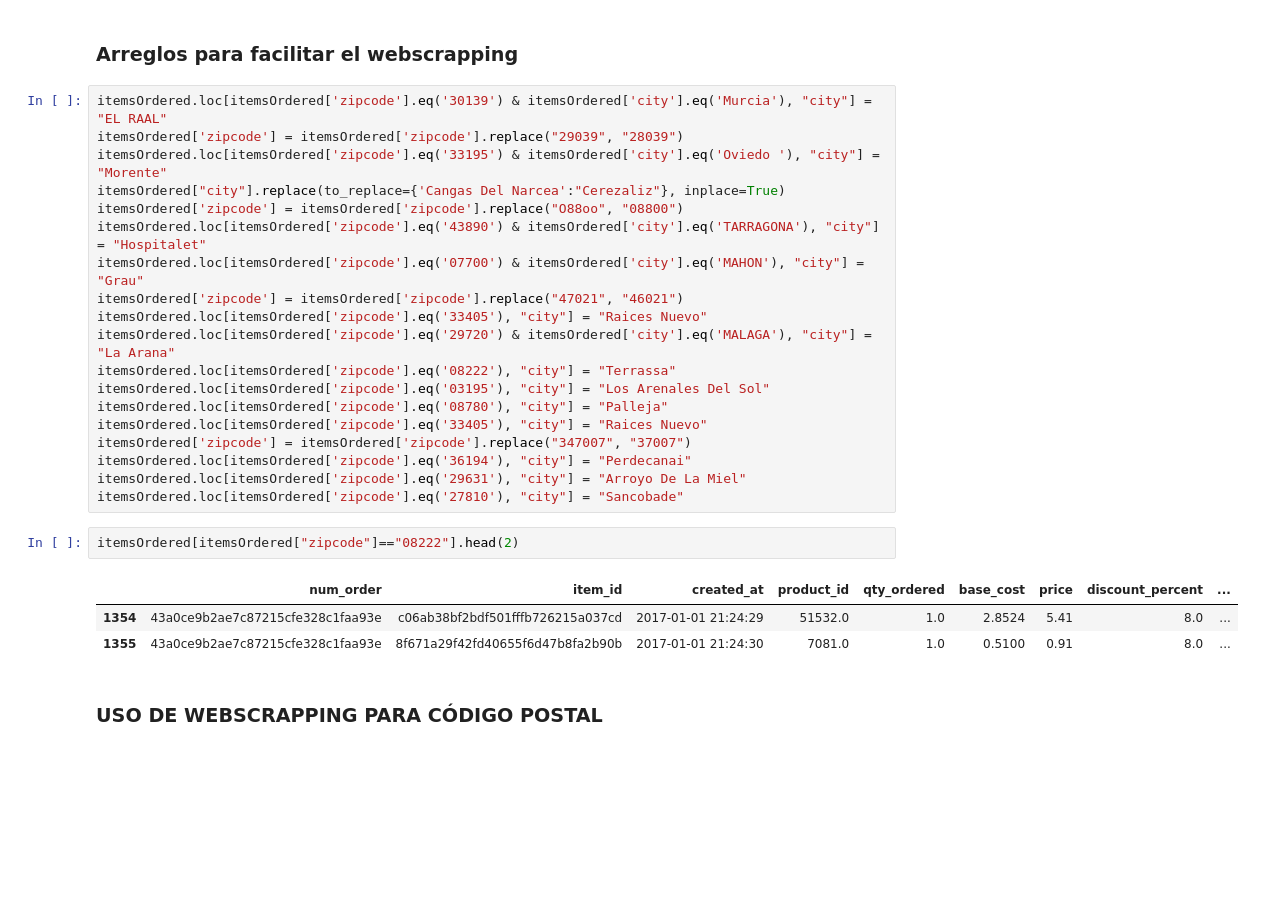
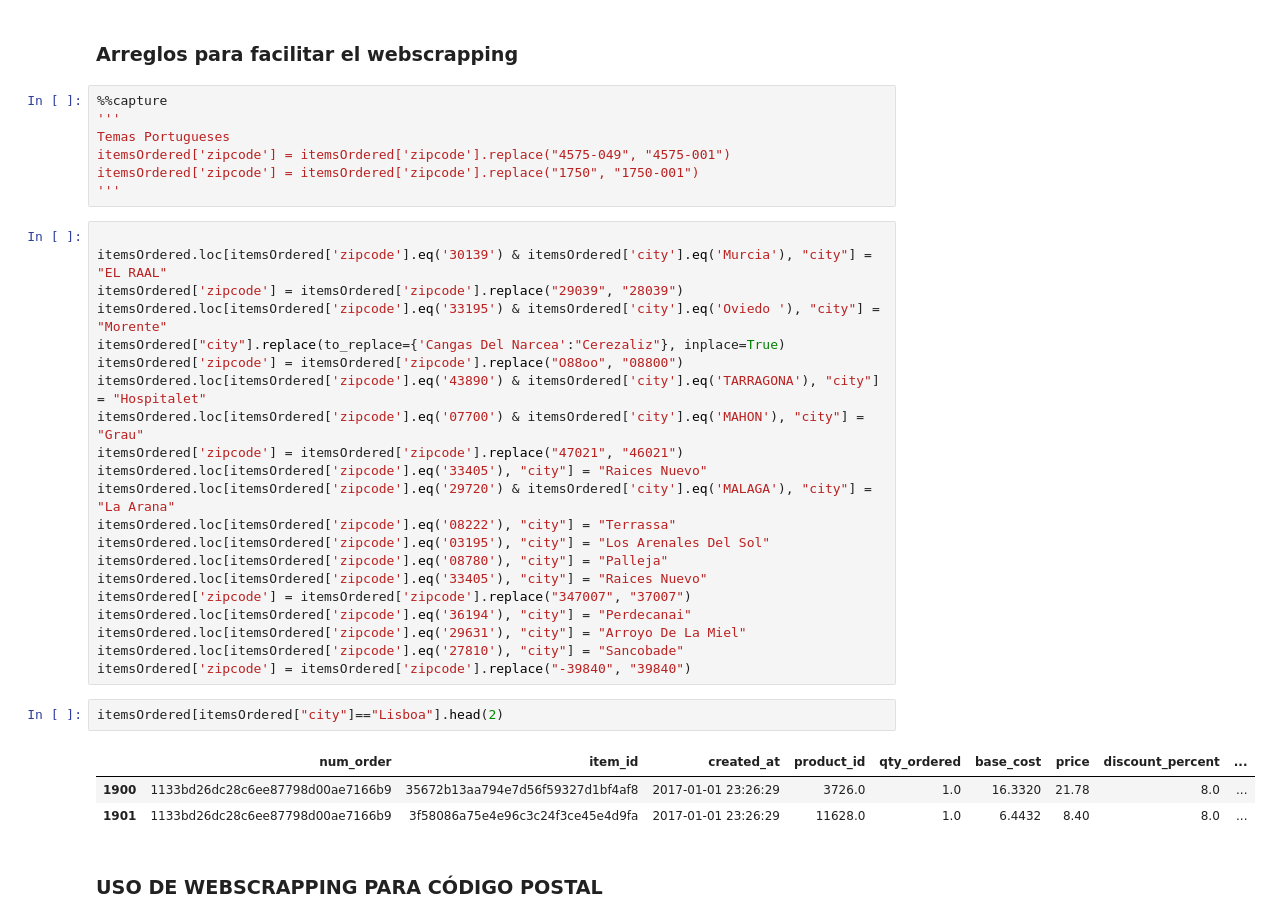
Before and after one commit to Jpardo07/DatathonProject, a Jupyter notebook: src/Scrapping.ipynb, the cells around one changed output. Saved outputs shown, nothing was run; the diff lists cells and outputs as text; blank space fills up the shorter version.

```diff
--- a/src/Scrapping.ipynb
+++ b/src/Scrapping.ipynb
@@ -70,7 +70,15 @@ itemsOrdered.shape
 del zip
 # %% [markdown]
 ### Arreglos para facilitar el webscrapping
+# %%
+%%capture
+'''
+Temas Portugueses
+itemsOrdered['zipcode'] = itemsOrdered['zipcode'].replace("4575-049", "4575-001")
+itemsOrdered['zipcode'] = itemsOrdered['zipcode'].replace("1750", "1750-001")
+'''
 # %%
+
 itemsOrdered.loc[itemsOrdered['zipcode'].eq('30139') & itemsOrdered['city'].eq('Murcia'), "city"] = "EL RAAL"
 itemsOrdered['zipcode'] = itemsOrdered['zipcode'].replace("29039", "28039")
 itemsOrdered.loc[itemsOrdered['zipcode'].eq('33195') & itemsOrdered['city'].eq('Oviedo '), "city"] = "Morente"
@@ -89,12 +97,13 @@ itemsOrdered['zipcode'] = itemsOrdered['zipcode'].replace("347007", "37007")
 itemsOrdered.loc[itemsOrdered['zipcode'].eq('36194'), "city"] = "Perdecanai"
 itemsOrdered.loc[itemsOrdered['zipcode'].eq('29631'), "city"] = "Arroyo De La Miel"
 itemsOrdered.loc[itemsOrdered['zipcode'].eq('27810'), "city"] = "Sancobade"
+itemsOrdered['zipcode'] = itemsOrdered['zipcode'].replace("-39840", "39840")
 # %%
-itemsOrdered[itemsOrdered["zipcode"]=="08222"].head(2)
+itemsOrdered[itemsOrdered["city"]=="Lisboa"].head(2)
 # %% [output]
 |  | num_order | item_id | created_at | product_id | qty_ordered | base_cost | price | discount_percent | ... |
-| 1354 | 43a0ce9b2ae7c87215cfe328c1faa93e | c06ab38bf2bdf501fffb726215a037cd | 2017-01-01 21:24:29 | 51532.0 | 1.0 | 2.8524 | 5.41 | 8.0 | ... |
-| 1355 | 43a0ce9b2ae7c87215cfe328c1faa93e | 8f671a29f42fd40655f6d47b8fa2b90b | 2017-01-01 21:24:30 | 7081.0 | 1.0 | 0.5100 | 0.91 | 8.0 | ... |
+| 1900 | 1133bd26dc28c6ee87798d00ae7166b9 | 35672b13aa794e7d56f59327d1bf4af8 | 2017-01-01 23:26:29 | 3726.0 | 1.0 | 16.3320 | 21.78 | 8.0 | ... |
+| 1901 | 1133bd26dc28c6ee87798d00ae7166b9 | 3f58086a75e4e96c3c24f3ce45e4d9fa | 2017-01-01 23:26:29 | 11628.0 | 1.0 | 6.4432 | 8.40 | 8.0 | ... |
 # %% [markdown]
 ### USO DE WEBSCRAPPING PARA CÓDIGO POSTAL
 # %% [markdown]
```
Also changed, not shown: parts of 7 cells of this notebook, 2 other files.
